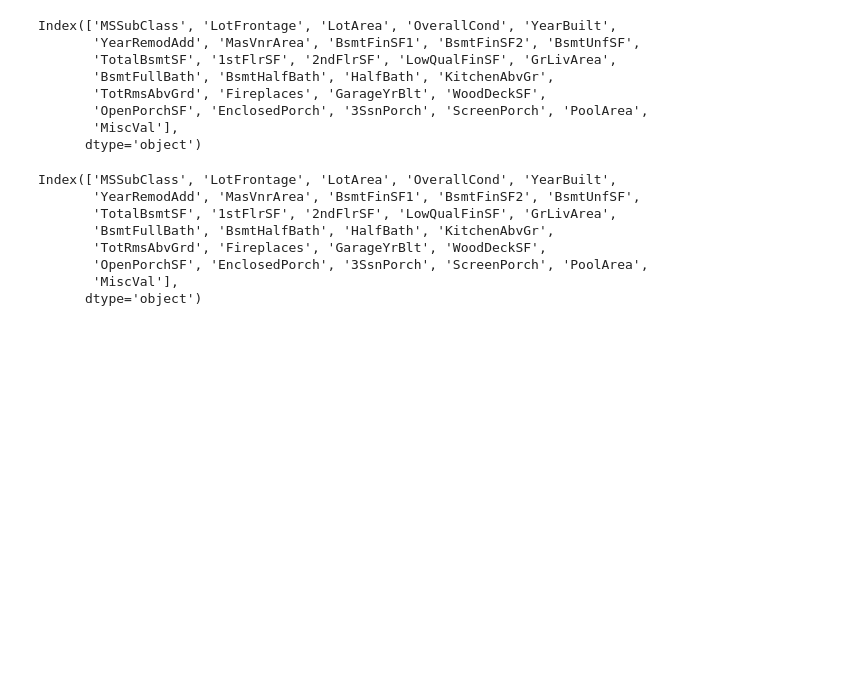
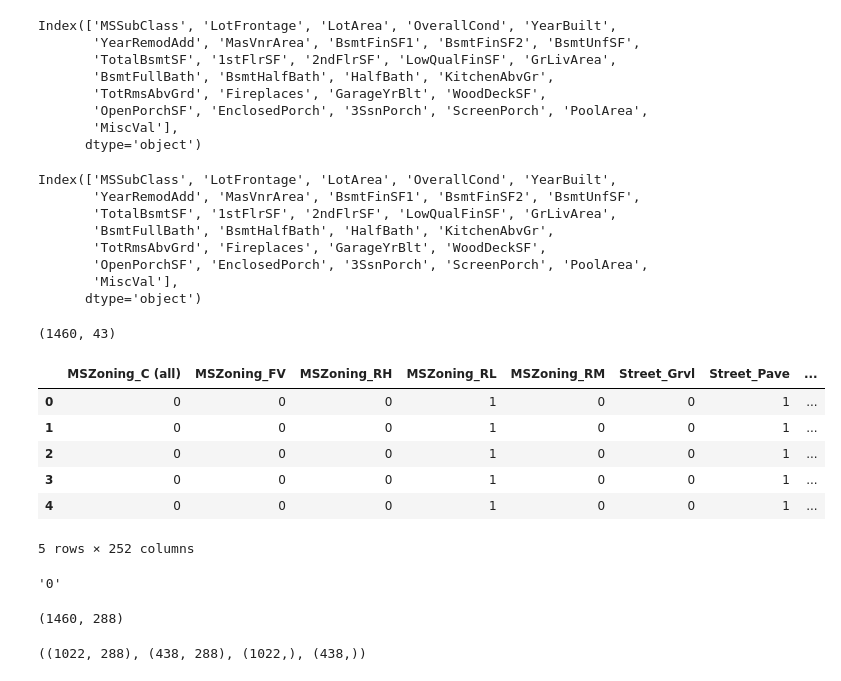
Before and after one commit to sabomasa/House-Price-Calculation, a Jupyter notebook: HousePriceCalculation.ipynb, the cells around one changed output. Cells and saved outputs as stored; diff of their text form; code cells hidden in the pictures; blank space fills up the shorter version.

```diff
--- a/HousePriceCalculation.ipynb
+++ b/HousePriceCalculation.ipynb
@@ -271,3 +271,22 @@ Index(['MSSubClass', 'LotFrontage', 'LotArea', 'OverallCond', 'YearBuilt',
        'OpenPorchSF', 'EnclosedPorch', '3SsnPorch', 'ScreenPorch', 'PoolArea',
        'MiscVal'],
       dtype='object')
+# %%
+train_cat.shape
+# %% [output]
+(1460, 43)
+# %%
+train_cat = pd.get_dummies(train_cat)
+train_cat.head()
+# %% [output]
+|  | MSZoning_C (all) | MSZoning_FV | MSZoning_RH | MSZoning_RL | MSZoning_RM | Street_Grvl | Street_Pave | ... |
+| 0 | 0 | 0 | 0 | 1 | 0 | 0 | 1 | ... |
+| 1 | 0 | 0 | 0 | 1 | 0 | 0 | 1 | ... |
+| 2 | 0 | 0 | 0 | 1 | 0 | 0 | 1 | ... |
+| 3 | 0 | 0 | 0 | 1 | 0 | 0 | 1 | ... |
+| 4 | 0 | 0 | 0 | 1 | 0 | 0 | 1 | ... |
+5 rows × 252 columns
+# %%
+str(train_cat.isnull().values.sum())
+# %% [output]
+'0'
@@ -273,0 +302,5 @@ Index(['MSSubClass', 'LotFrontage', 'LotArea', 'OverallCond', 'YearBuilt',
+# %%
+train = pd.concat([train_cat, train_num], axis =1)
+train.shape
+# %% [output]
+(1460, 288)
@@ -273,0 +309,4 @@ Index(['MSSubClass', 'LotFrontage', 'LotArea', 'OverallCond', 'YearBuilt',
+# %%
+X_train.shape,X_test.shape, y_train.shape, y_test.shape
+# %% [output]
+((1022, 288), (438, 288), (1022,), (438,))
```
Also changed, not shown: parts of 5 cells of this notebook.
